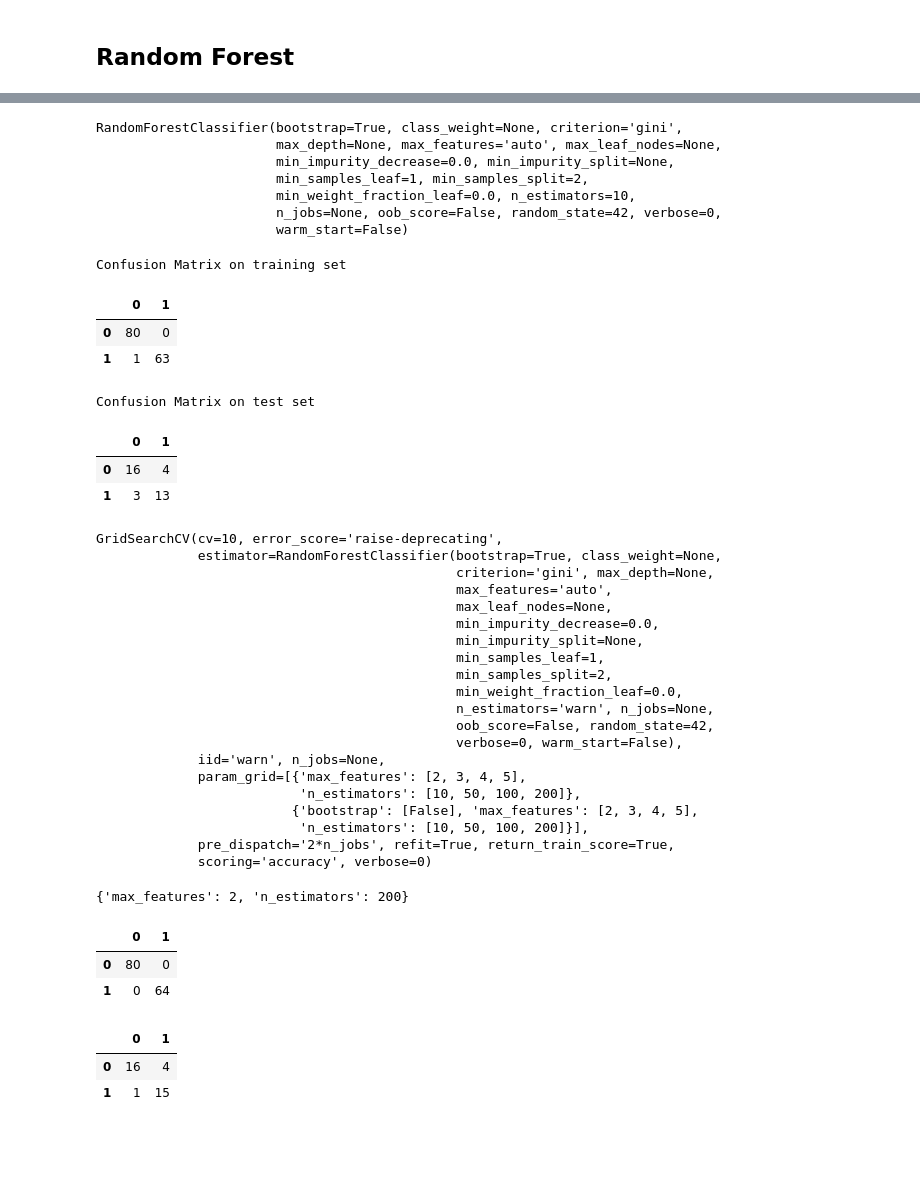
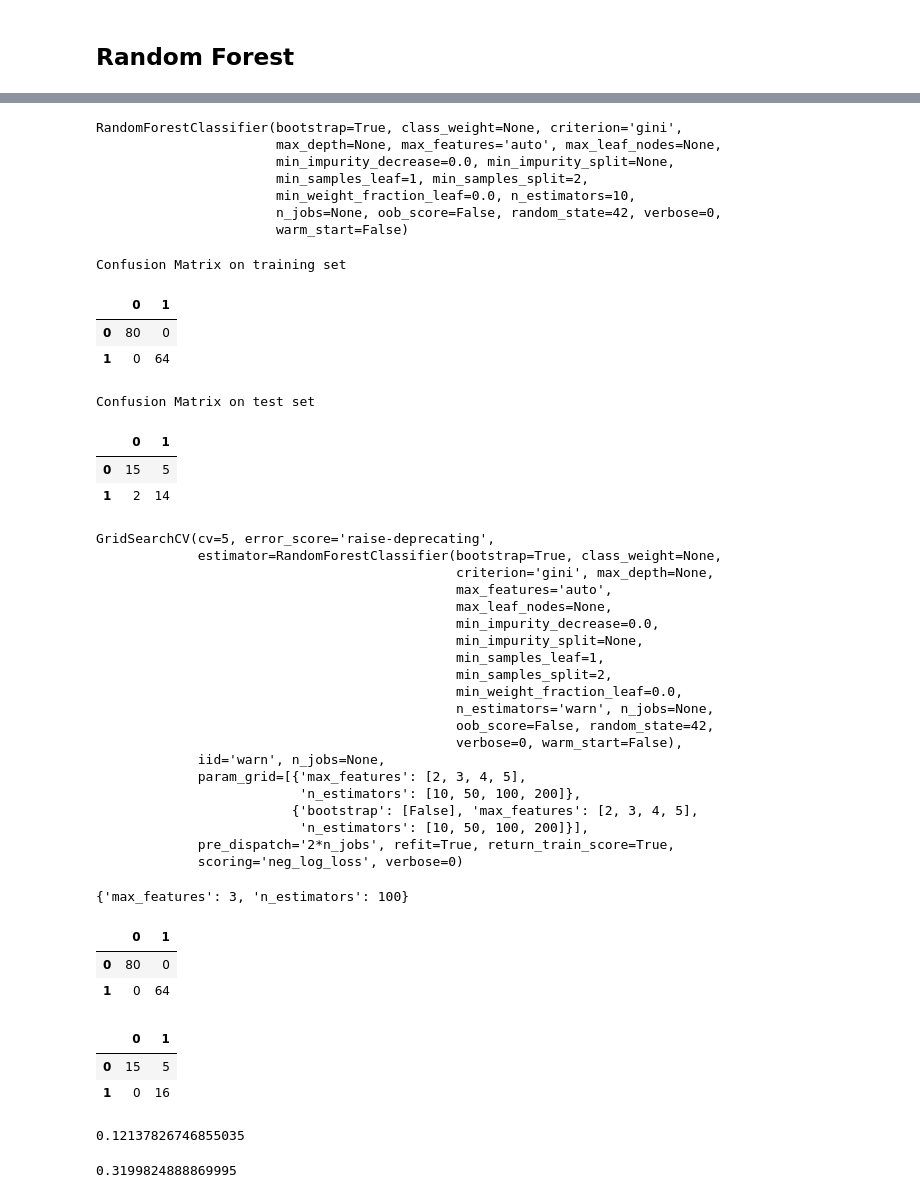
Before and after one commit to Antonio-Avila/Heart-Disease, a Jupyter notebook: Modeling.ipynb, the cells around one changed output, grey strips where cells are left out. Saved outputs shown, nothing was run; the diff lists cells and outputs as text; code cells hidden in the pictures; blank space fills up the shorter version.

```diff
--- a/Modeling.ipynb
+++ b/Modeling.ipynb
@@ -541,7 +528,7 @@ param_grid = [
              "l1_ratio":[0.001, 0.01, 0.1, 0.3, 0.6, 0.9], "max_iter":[500]}
 ]
 logit_red = LogisticRegression()
-grid_search = GridSearchCV(logit_red, param_grid, cv = 10, scoring = "roc_auc", return_train_score = True)
+grid_search = GridSearchCV(logit_red, param_grid, cv = 7, scoring = "neg_log_loss", return_train_score = True)
 
 grid_search.fit(X_red_tr.drop("age", axis = 1), y_train)
 # %% [output]
@@ -670,11 +673,11 @@ RandomForestClassifier(bootstrap=True, class_weight=None, criterion='gini',
 Confusion Matrix on training set
 |  | 0 | 1 |
 | 0 | 80 | 0 |
-| 1 | 1 | 63 |
+| 1 | 0 | 64 |
 Confusion Matrix on test set
 |  | 0 | 1 |
-| 0 | 16 | 4 |
-| 1 | 3 | 13 |
+| 0 | 15 | 5 |
+| 1 | 2 | 14 |
 # %%
 # Fine tune model
 rf_model = RandomForestClassifier(random_state = 42)
@@ -684,10 +687,10 @@ param_grid = [
     {"bootstrap":[False],"n_estimators":[10, 50, 100, 200], "max_features":[2,3,4,5]}
 ]
 
-rf_grid = GridSearchCV(rf_model, param_grid, cv = 10, scoring = "accuracy", return_train_score=True)
+rf_grid = GridSearchCV(rf_model, param_grid, cv = 5, scoring = "neg_log_loss", return_train_score=True)
 rf_grid.fit(X_red_tr, y_train)
 # %% [output]
-GridSearchCV(cv=10, error_score='raise-deprecating',
+GridSearchCV(cv=5, error_score='raise-deprecating',
              estimator=RandomForestClassifier(bootstrap=True, class_weight=None,
                                               criterion='gini', max_depth=None,
                                               max_features='auto',
@@ -706,25 +709,31 @@ GridSearchCV(cv=10, error_score='raise-deprecating',
                          {'bootstrap': [False], 'max_features': [2, 3, 4, 5],
                           'n_estimators': [10, 50, 100, 200]}],
              pre_dispatch='2*n_jobs', refit=True, return_train_score=True,
-             scoring='accuracy', verbose=0)
+             scoring='neg_log_loss', verbose=0)
 # %%
 rf_grid.best_params_
 # %% [output]
-{'max_features': 2, 'n_estimators': 200}
+{'max_features': 3, 'n_estimators': 100}
 # %%
 rf_best = rf_grid.best_estimator_
 
 pd.DataFrame(confusion_matrix(y_train, rf_best.predict(X_red_tr) ))
 
 rf_test_preds = rf_best.predict(X_test_tr)
 pd.DataFrame(confusion_matrix(y_test, rf_test_preds ))
 # Performs very well
+
+log_loss(y_train, rf_best.predict_proba(X_red_tr))
+
+log_loss(y_test, rf_best.predict_proba(X_test_tr))
 # %% [output]
 |  | 0 | 1 |
 | 0 | 80 | 0 |
 | 1 | 0 | 64 |
 |  | 0 | 1 |
-| 0 | 16 | 4 |
-| 1 | 1 | 15 |
+| 0 | 15 | 5 |
+| 1 | 0 | 16 |
+0.12137826746855035
+0.3199824888869995
 # %%
 # retrain on entire dataset
```
Also changed, not shown: parts of 16 cells of this notebook.
